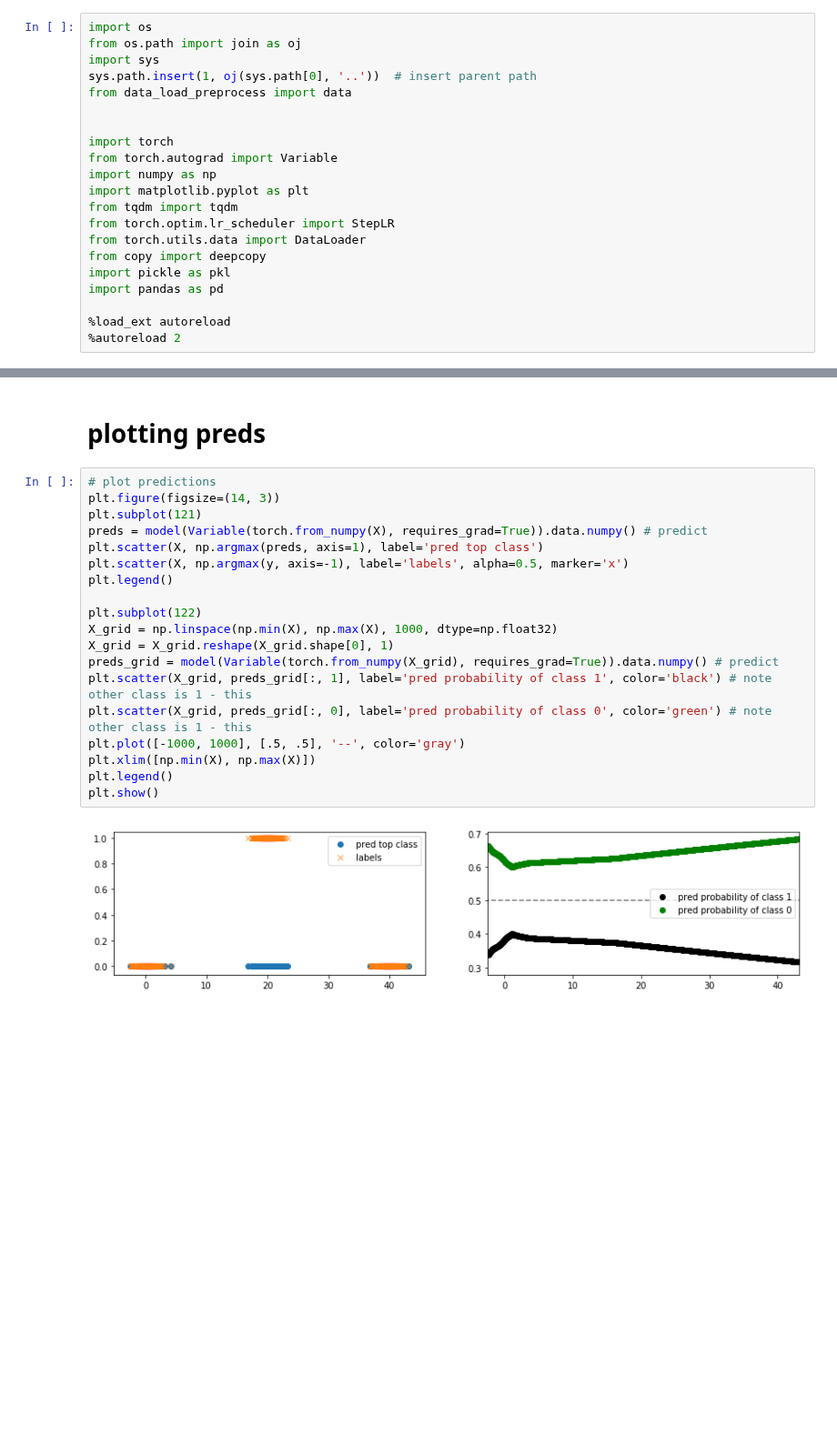
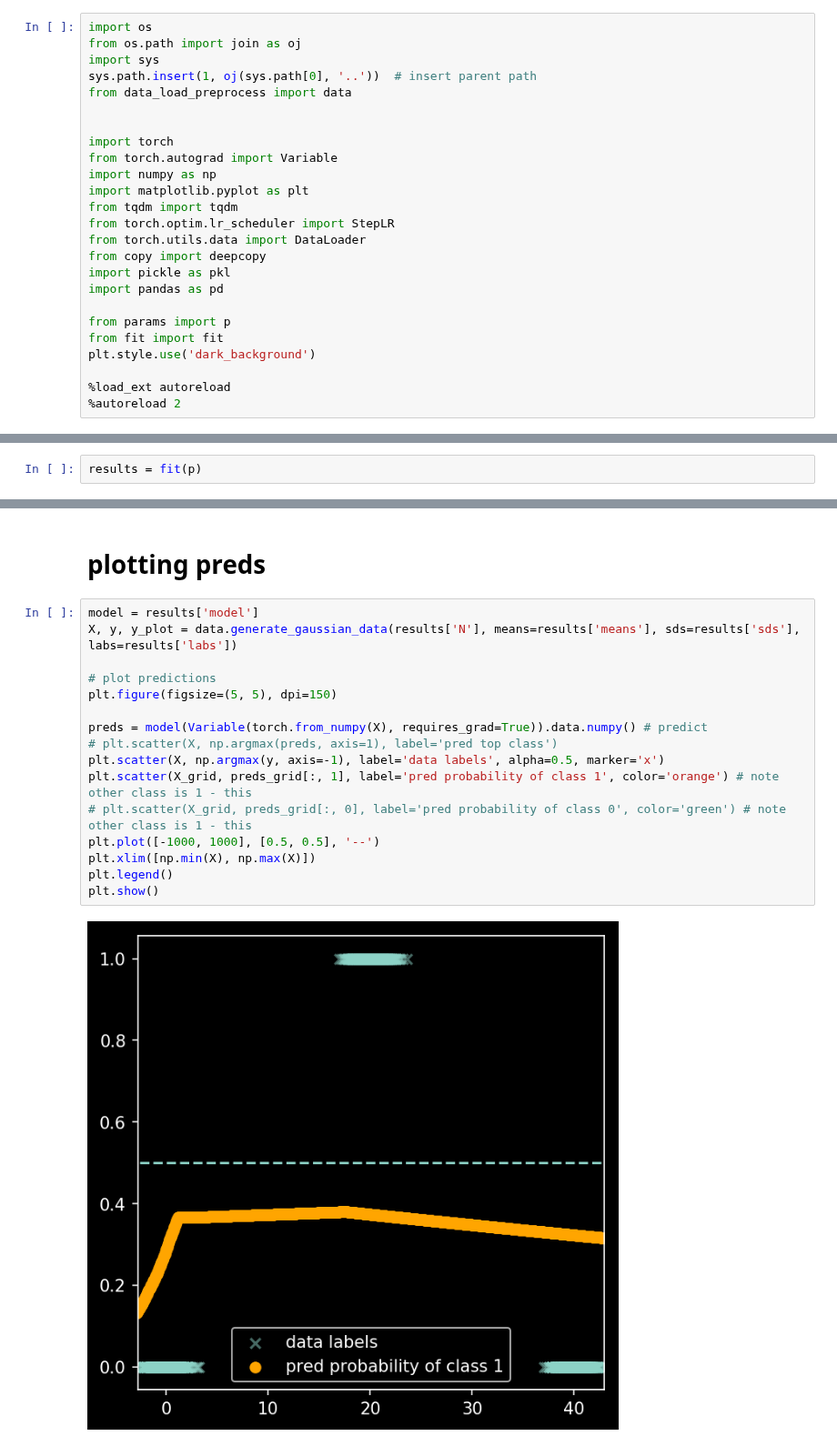
Before and after one commit to csinva/dnn-experiments, a Jupyter notebook: eda/nn_basic.ipynb, the cells around one changed output, grey strips where cells are left out. Shown at 91% size. Saved outputs shown, nothing was run; the diff lists cells and outputs as text; blank space fills up the shorter version.

```diff
--- a/eda/nn_basic.ipynb
+++ b/eda/nn_basic.ipynb
@@ -17,6 +17,10 @@ from copy import deepcopy
 import pickle as pkl
 import pandas as pd
 
+from params import p
+from fit import fit
+plt.style.use('dark_background')
+
 %load_ext autoreload
 %autoreload 2
 # %% [output]
@@ -138,3 +31,5 @@ pkl.dump({**params, **results}, open(oj(out_dir, p._str(p) + '.pkl'), 'wb'))
+# %%
+results = fit(p)
 # %% [markdown]
 # analyze results
 # %%
@@ -160,23 +52,20 @@ print(losses[-1])
 # %% [markdown]
 # plotting preds
 # %%
+model = results['model']
+X, y, y_plot = data.generate_gaussian_data(results['N'], means=results['means'], sds=results['sds'], labs=results['labs'])
+
 # plot predictions
-plt.figure(figsize=(14, 3))
-plt.subplot(121)
+plt.figure(figsize=(5, 5), dpi=150)
+
 preds = model(Variable(torch.from_numpy(X), requires_grad=True)).data.numpy() # predict
-plt.scatter(X, np.argmax(preds, axis=1), label='pred top class')
-plt.scatter(X, np.argmax(y, axis=-1), label='labels', alpha=0.5, marker='x')
-plt.legend()
-
-plt.subplot(122)
-X_grid = np.linspace(np.min(X), np.max(X), 1000, dtype=np.float32)
-X_grid = X_grid.reshape(X_grid.shape[0], 1)
-preds_grid = model(Variable(torch.from_numpy(X_grid), requires_grad=True)).data.numpy() # predict
-plt.scatter(X_grid, preds_grid[:, 1], label='pred probability of class 1', color='black') # note other class is 1 - this
-plt.scatter(X_grid, preds_grid[:, 0], label='pred probability of class 0', color='green') # note other class is 1 - this
-plt.plot([-1000, 1000], [.5, .5], '--', color='gray')
+# plt.scatter(X, np.argmax(preds, axis=1), label='pred top class')
+plt.scatter(X, np.argmax(y, axis=-1), label='data labels', alpha=0.5, marker='x')
+plt.scatter(X_grid, preds_grid[:, 1], label='pred probability of class 1', color='orange') # note other class is 1 - this
+# plt.scatter(X_grid, preds_grid[:, 0], label='pred probability of class 0', color='green') # note other class is 1 - this
+plt.plot([-1000, 1000], [0.5, 0.5], '--')
 plt.xlim([np.min(X), np.max(X)])
 plt.legend()
 plt.show()
 # %% [output]
-[figure, old version]
+[figure, new version]
```
Also changed, not shown: parts of 3 cells of this notebook, 5 other files.
